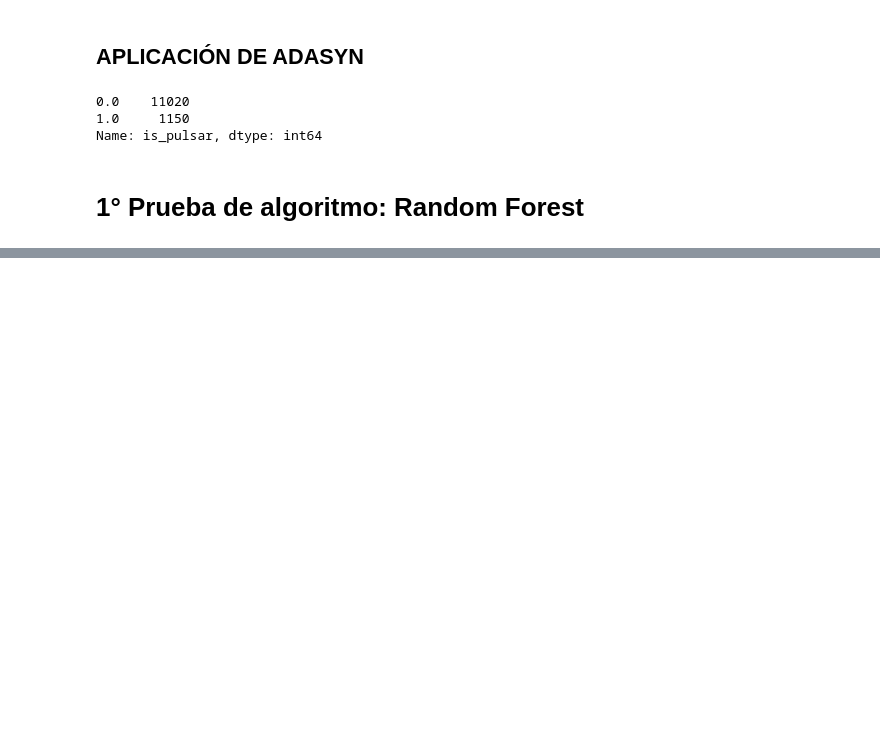
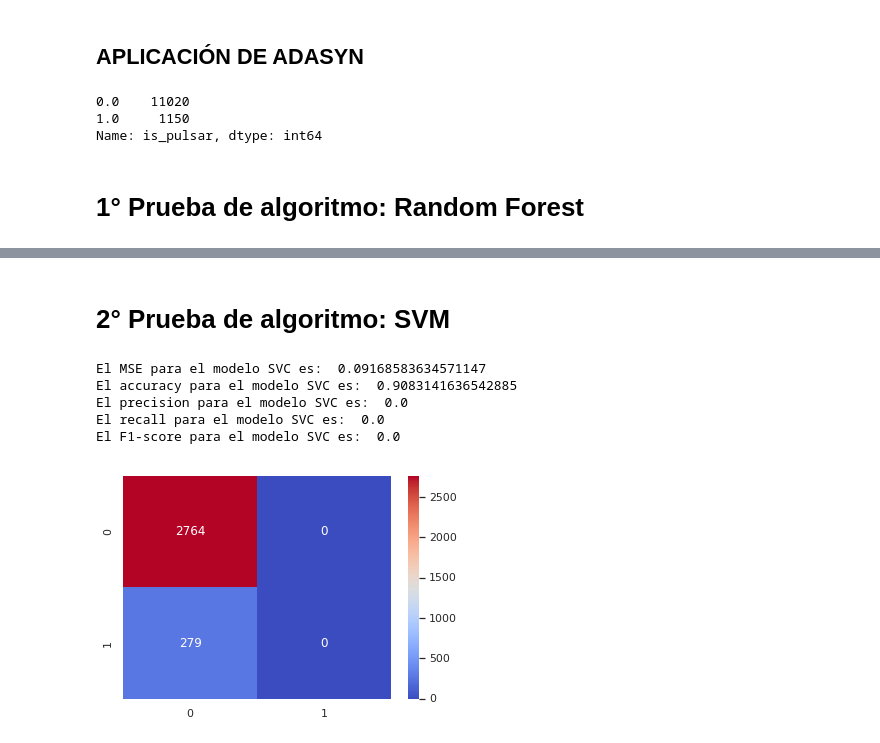
Before and after one commit to MrCycler/ML_PULSAR_CLASSIFICATION_PROJECT, a Jupyter notebook: BALANCEO DE DATA/Pruebas_ADASYN.ipynb, the cells around one changed output, grey strips where cells are left out. Drawn from its saved outputs; the diff is of its cells as text; code cells hidden in the pictures; blank space fills up the shorter version.

```diff
--- a/BALANCEO DE DATA/Pruebas_ADASYN.ipynb
+++ b/BALANCEO DE DATA/Pruebas_ADASYN.ipynb
@@ -79,0 +120,15 @@ X_sm_train, y_sm_train = smt.fit_resample(X_train_sca, y_train_sca)
+# %% [markdown]
+# **2° Prueba de algoritmo: SVM**
+# %%
+from sklearn.svm import SVC
+
+SVM_model = SVC(gamma='auto',kernel='rbf')
+SVM_model.fit(X_ada_train, y_ada_train)
+eval_model(SVM_model,X_val,y_val)
+# %% [output]
+El MSE para el modelo SVC es:  0.09168583634571147
+El accuracy para el modelo SVC es:  0.9083141636542885
+El precision para el modelo SVC es:  0.0
+El recall para el modelo SVC es:  0.0
+El F1-score para el modelo SVC es:  0.0
+[figure, added]
```
Also changed, not shown: parts of 8 cells of this notebook.
